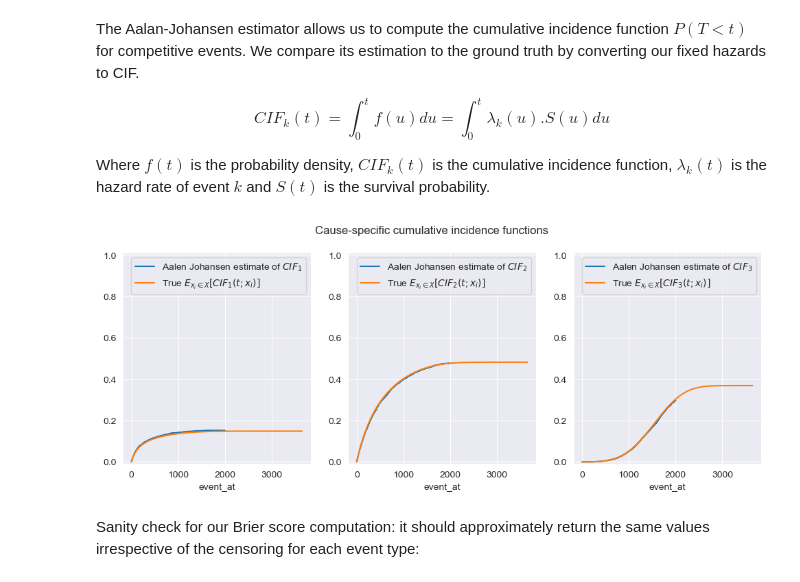
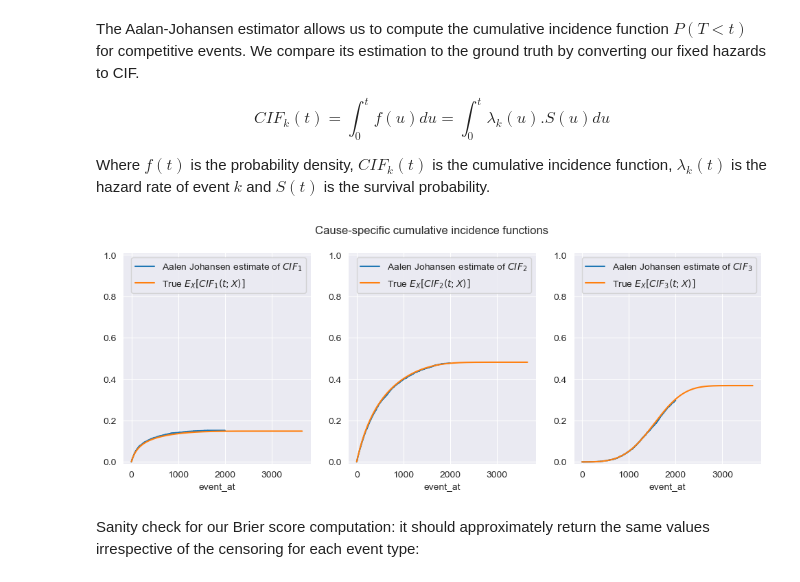
Before and after one commit to probabl-ai/survival-analysis-tutorial, a Jupyter notebook: truck_dataset/truck_dataset.ipynb, the cells around one changed output. Saved outputs shown, nothing was run; the diff lists cells and outputs as text; code cells hidden in the pictures.

```diff
--- a/truck_dataset/truck_dataset.ipynb
+++ b/truck_dataset/truck_dataset.ipynb
@@ -659,36 +662,40 @@ Where $f(t)$ is the probability density, $CIF_k(t)$ is the cumulative incidence
 from lifelines import AalenJohansenFitter
 
 
 def plot_cumulative_incidence_functions(
-    event_frame, all_hazards, calculate_variance=False
+    event_frame, all_hazards, calculate_variance=False, X_is_fixed=False
 ):
     # `calculate_variance` can be set to True to display confidence intervales
     # but it is slow.
     fig, axes = plt.subplots(figsize=(12, 4), ncols=all_hazards.shape[0])
 
     any_event_hazards = all_hazards.sum(axis=0)
     true_surv = np.exp(-any_event_hazards.cumsum(axis=-1))
 
     plt.suptitle("Cause-specific cumulative incidence functions")
     for event_id, (ax, hazards_i) in enumerate(zip(axes, all_hazards), 1):
 
         ajf = AalenJohansenFitter(calculate_variance=calculate_variance)
         ajf.fit(
             event_frame["duration"], event_frame["event"], event_of_interest=event_id
         )
         ajf.plot(label=f"Aalen Johansen estimate of $CIF_{event_id}$", ax=ax)
 
         cif = (hazards_i * true_surv).cumsum(axis=-1).mean(axis=0)
-        ax.plot(cif, label=r"True $E_{x_i \in X}" + f"[CIF_{event_id}(t; x_i)]$"),
+        if X_is_fixed:
+            label = f"True $CIF_{event_id}(t; X=x_i)$"
+        else:
+            label = f"True $E_X[CIF_{event_id}(t; X)]$"
+        ax.plot(cif, label=label),
         ax.set(ylim=[-0.01, 1.01]),
         ax.legend()
 
 
 plot_cumulative_incidence_functions(
     truck_failure_10k_events, truck_failure_10k_all_hazards
 )
 # %% [output]
-[figure, old version]
+[figure, new version]
 # %% [markdown]
 
 Sanity check for our Brier score computation: it should approximately return
```
Also changed, not shown: parts of 4 cells of this notebook.
